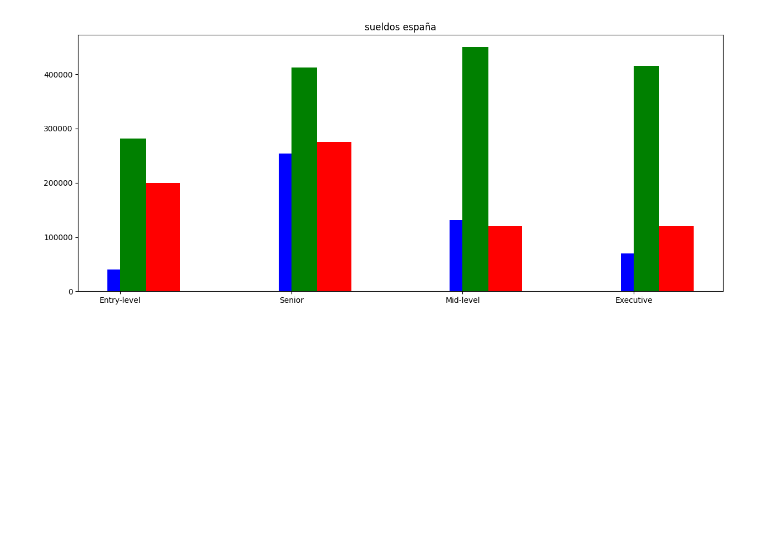
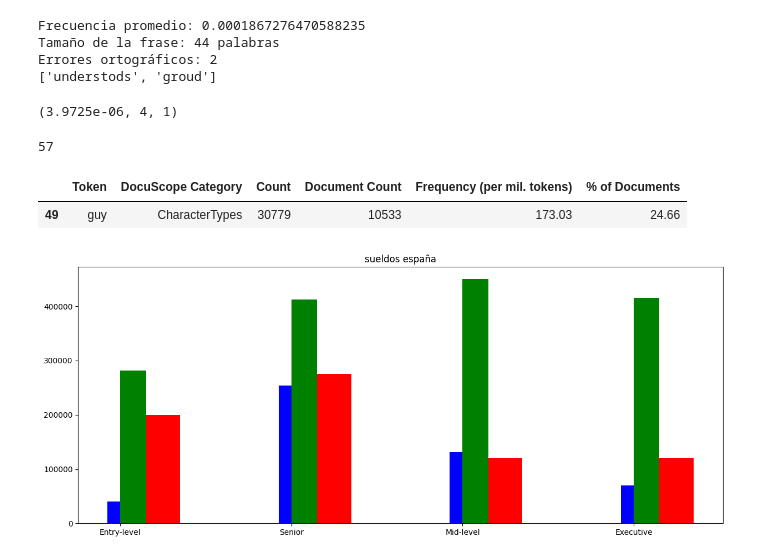
Before and after one commit to Dgasensi/davidpruebas, a Jupyter notebook: PRUEBA.IPYNB, the cells around one changed output. Cells and saved outputs as stored; diff of their text form; code cells hidden in the pictures; blank space fills up the shorter version.

Commit message:
funcion de analisis de texto greenflash

```diff
--- a/PRUEBA.IPYNB
+++ b/PRUEBA.IPYNB
@@ -32,0 +14,2 @@ df_spain.sort_values(by='salary')
+# %%
+coca = pd.read_csv('/workspaces/davidpruebas/COCA_tokens.csv')
@@ -32,0 +54,56 @@ df_spain.sort_values(by='salary')
+# %%
+import spacy
+from spellchecker import SpellChecker
+from wordfreq import word_frequency
+
+# Cargar modelo de spaCy
+nlp = spacy.load("en_core_web_sm")
+
+# Inicializar corrector ortográfico de pyspellchecker
+spell = SpellChecker()
+
+def sentences_analysis(text):
+    doc = nlp(text.lower())  # Procesar texto con spaCy
+    meaning_words_sentence_size = len([token for token in doc if not token.is_punct and not token.is_space and not token.is_stop])  # Contador para palabras no filtradas
+    total_sentence_size = len(doc)
+    misspells = []
+    misspells_counter = 0
+    total_frequency = 0
+
+    for token in doc:
+        word = token.text
+
+        # Ignorar signos de puntuación, espacios y stop words
+        if token.is_punct or token.is_space or token.is_stop:
+            continue
+
+        # Verificar si la palabra está mal escrita
+        if word in spell.unknown([word]):
+            misspells_counter += 1
+            misspells.append(word)
+            continue  # Saltar palabras mal escritas del cálculo de frecuencia
+        else:
+            frequency = word_frequency(word, 'en')
+
+        total_frequency += frequency
+
+    # Calcular frecuencia promedio solo con palabras relevantes
+    average_freq = total_frequency / meaning_words_sentence_size if meaning_words_sentence_size > 0 else 0
+
+    return average_freq, total_sentence_size, misspells_counter, misspells
+
+# Ejemplo de prueba
+text = "The compatibility is exhausted fex and needs repair."
+resultado = sentences_analysis(textxt)
+print(f"Frecuencia promedio: {resultado[0]}")
+print(f"Tamaño de la frase: {resultado[1]} palabras")
+print(f"Errores ortográficos: {resultado[2]}\n{resultado[3]}")
+# %% [output]
+Frecuencia promedio: 0.0001867276470588235
+Tamaño de la frase: 44 palabras
+Errores ortográficos: 2
+['understods', 'groud']
+# %%
+sentences_analysis('the compatibility is exhausted fx')
+# %% [output]
+(3.9725e-06, 4, 1)
@@ -33,3 +112,13 @@ df_spain.sort_values(by='salary')
+# %%
+lonji
+# %% [output]
+57
+# %%
+coca.sort_values(by='Count', ascending=False).head(50)
+coca[coca['Token'] == 'guy']
+# %% [output]
+|  | Token | DocuScope Category | Count | Document Count | Frequency (per mil. tokens) | % of Documents |
+| 49 | guy | CharacterTypes | 30779 | 10533 | 173.03 | 24.66 |
 # %%
 import matplotlib.pyplot as plt
 import numpy as np
```
Also changed, not shown: parts of 6 cells of this notebook, 2 other files.
